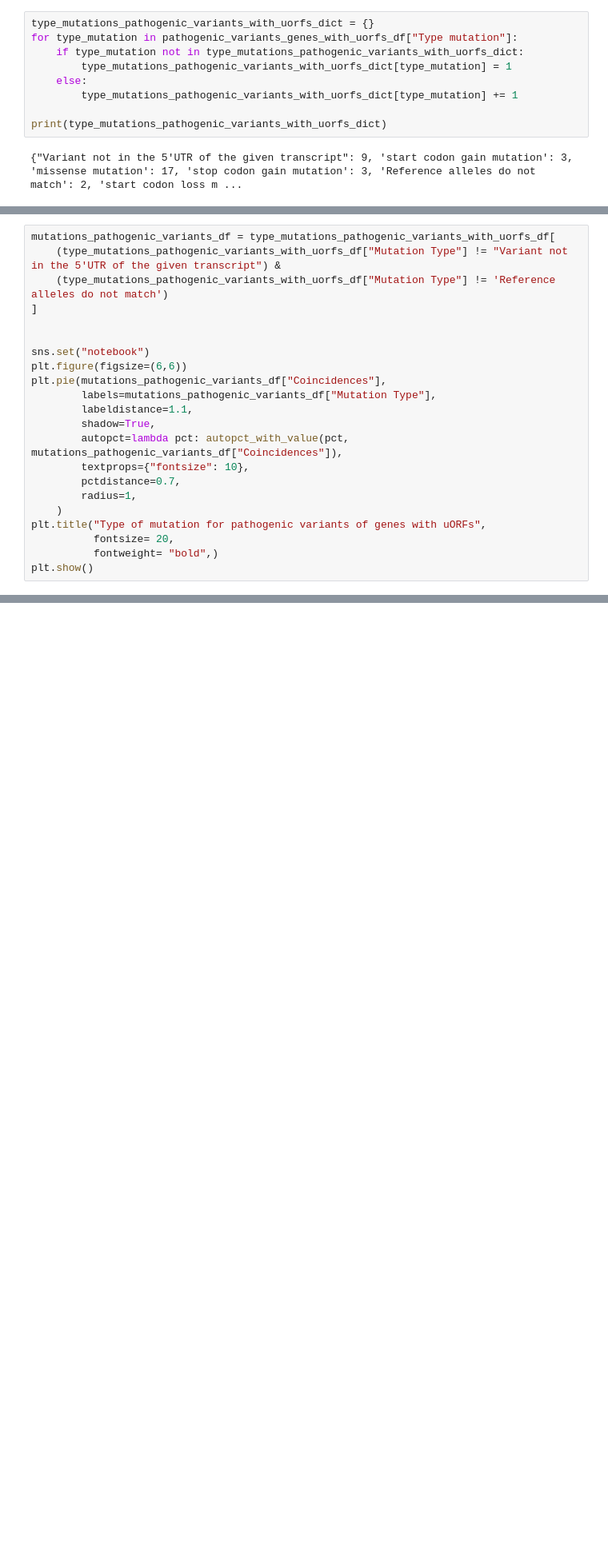
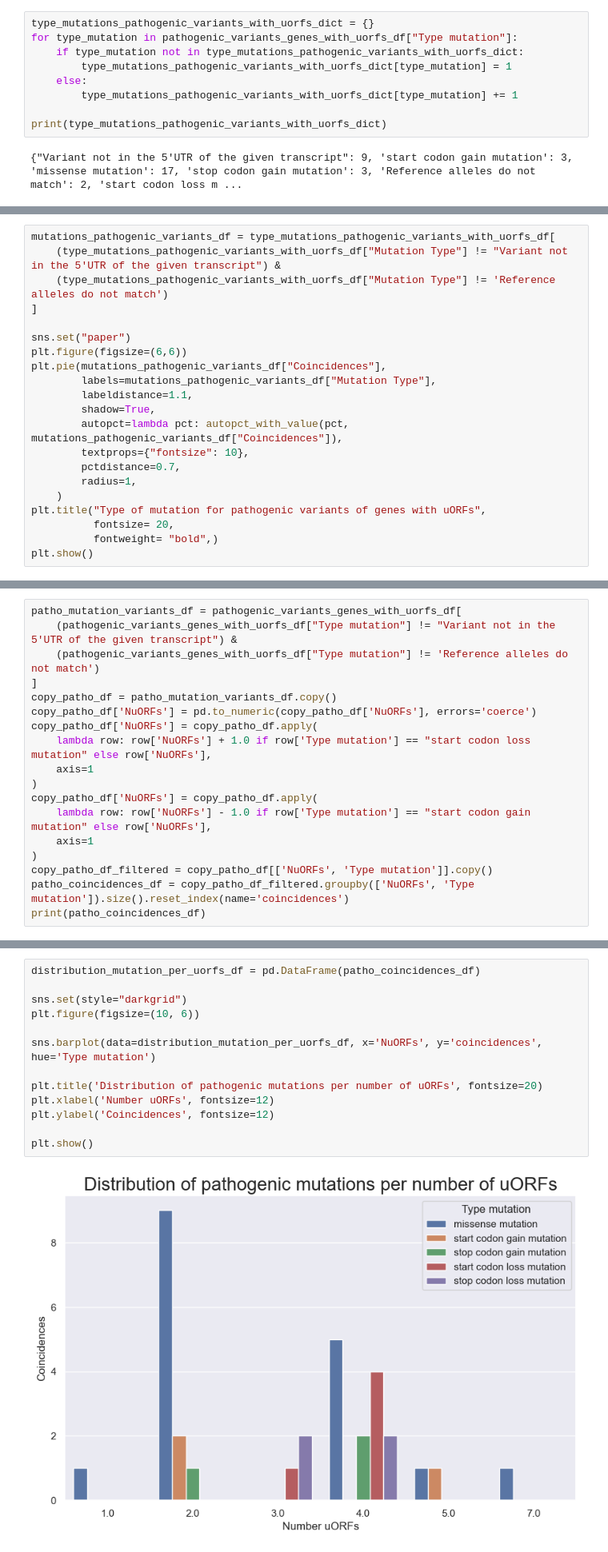
Before and after one commit to Ale-pinto-alba/utrfx, a Jupyter notebook: paper_visualization.ipynb, the cells around one changed output, grey strips where cells are left out. Shown at 80% size. Saved outputs shown, nothing was run; the diff lists cells and outputs as text; blank space fills up the shorter version.

```diff
--- a/paper_visualization.ipynb
+++ b/paper_visualization.ipynb
@@ -408,8 +411,7 @@ mutations_pathogenic_variants_df = type_mutations_pathogenic_variants_with_uorfs
     (type_mutations_pathogenic_variants_with_uorfs_df["Mutation Type"] != 'Reference alleles do not match')
 ]
 
-
-sns.set("notebook")
+sns.set("paper")
 plt.figure(figsize=(6,6))
 plt.pie(mutations_pathogenic_variants_df["Coincidences"],
         labels=mutations_pathogenic_variants_df["Mutation Type"],
@@ -481,0 +431,18 @@ with VCFfile(vcf_fpath) as variant_file:
+# %%
+patho_mutation_variants_df = pathogenic_variants_genes_with_uorfs_df[
+    (pathogenic_variants_genes_with_uorfs_df["Type mutation"] != "Variant not in the 5'UTR of the given transcript") &
+    (pathogenic_variants_genes_with_uorfs_df["Type mutation"] != 'Reference alleles do not match')
+]
+copy_patho_df = patho_mutation_variants_df.copy()
+copy_patho_df['NuORFs'] = pd.to_numeric(copy_patho_df['NuORFs'], errors='coerce')
+copy_patho_df['NuORFs'] = copy_patho_df.apply(
+    lambda row: row['NuORFs'] + 1.0 if row['Type mutation'] == "start codon loss mutation" else row['NuORFs'],
+    axis=1
+)
+copy_patho_df['NuORFs'] = copy_patho_df.apply(
+    lambda row: row['NuORFs'] - 1.0 if row['Type mutation'] == "start codon gain mutation" else row['NuORFs'],
+    axis=1
+)
+copy_patho_df_filtered = copy_patho_df[['NuORFs', 'Type mutation']].copy()
+patho_coincidences_df = copy_patho_df_filtered.groupby(['NuORFs', 'Type mutation']).size().reset_index(name='coincidences')
+print(patho_coincidences_df)
@@ -481,0 +481,15 @@ with VCFfile(vcf_fpath) as variant_file:
+# %%
+distribution_mutation_per_uorfs_df = pd.DataFrame(patho_coincidences_df)
+
+sns.set(style="darkgrid")
+plt.figure(figsize=(10, 6))
+
+sns.barplot(data=distribution_mutation_per_uorfs_df, x='NuORFs', y='coincidences', hue='Type mutation')
+
+plt.title('Distribution of pathogenic mutations per number of uORFs', fontsize=20)
+plt.xlabel('Number uORFs', fontsize=12)
+plt.ylabel('Coincidences', fontsize=12)
+
+plt.show()
+# %% [output]
+[figure, added]
```
Also changed, not shown: parts of 17 cells of this notebook, 2 other files.
